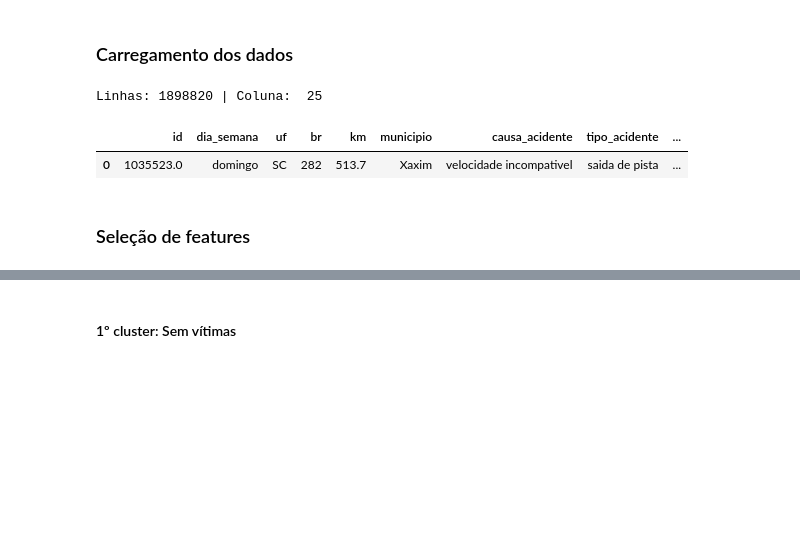
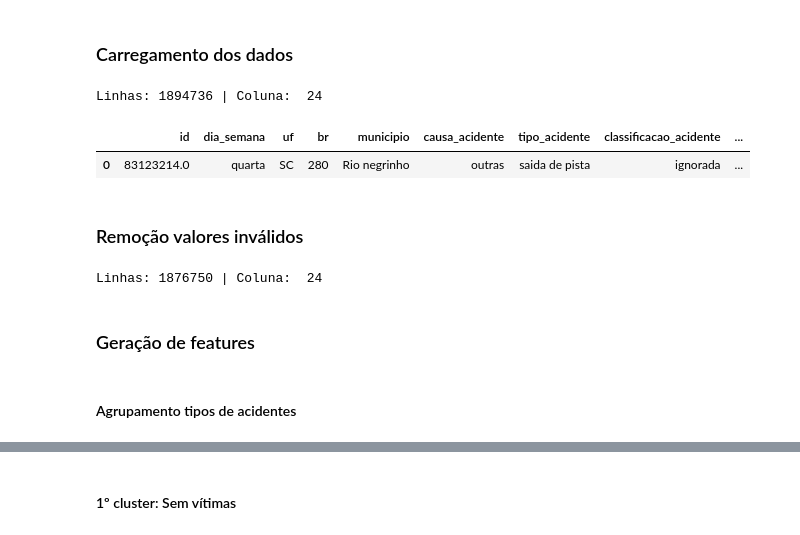
Before and after one commit to LilianeAquino/aed_projeto_1_revisitado, a Jupyter notebook: regra_associação.ipynb, the cells around one changed output, grey strips where cells are left out. Saved outputs shown, nothing was run; the diff lists cells and outputs as text; code cells hidden in the pictures; blank space fills up the shorter version.

```diff
--- a/regra_associação.ipynb
+++ b/regra_associação.ipynb
@@ -24,13 +28,24 @@ np.set_printoptions(suppress=True, precision=3)
 # %% [markdown]
 ### Carregamento dos dados
 # %%
-df = pd.read_csv('dataset/preprocess_acidentes_rodovias_brasileiras_2007_a_2021.csv', low_memory=False)
-df['veiculos'] = df['veiculos'].apply(lambda x : str(x))
+df = pd.read_csv('dataset/cleaned_acidentes_rodovias_brasileiras_2007_a_2021.csv', low_memory=False, encoding='utf-8')
 print(f'Linhas: {df.shape[0]} | Coluna:  {df.shape[1]}')
 df.head(1)
 # %% [output]
-Linhas: 1898820 | Coluna:  25
+Linhas: 1894736 | Coluna:  24
-|  | id | dia_semana | uf | br | km | municipio | causa_acidente | tipo_acidente | ... |
-| 0 | 1035523.0 | domingo | SC | 282 | 513.7 | Xaxim | velocidade incompativel | saida de pista | ... |
+|  | id | dia_semana | uf | br | municipio | causa_acidente | tipo_acidente | classificacao_acidente | ... |
+| 0 | 83123214.0 | quarta | SC | 280 | Rio negrinho | outras | saida de pista | ignorada | ... |
+# %% [markdown]
+### Remoção valores inválidos
+# %%
+df.drop(df[df['tipo_veiculo'] == 'nao identificado'].index, inplace=True)
+df.drop(df[df['tipo_veiculo'] == 'nao informado'].index, inplace=True)
+df.drop(df[df['classificacao_acidente'] == 'ignorada'].index, inplace=True)
+df.drop(df[df['condicao_metereologica'] == 'ignorada'].index, inplace=True)
+print(f'Linhas: {df.shape[0]} | Coluna:  {df.shape[1]}')
+# %% [output]
+Linhas: 1876750 | Coluna:  24
 # %% [markdown]
-### Seleção de features
+### Geração de features
+# %% [markdown]
+#### Agrupamento tipos de acidentes
```
Also changed, not shown: parts of 30 cells of this notebook, 3 other files.
